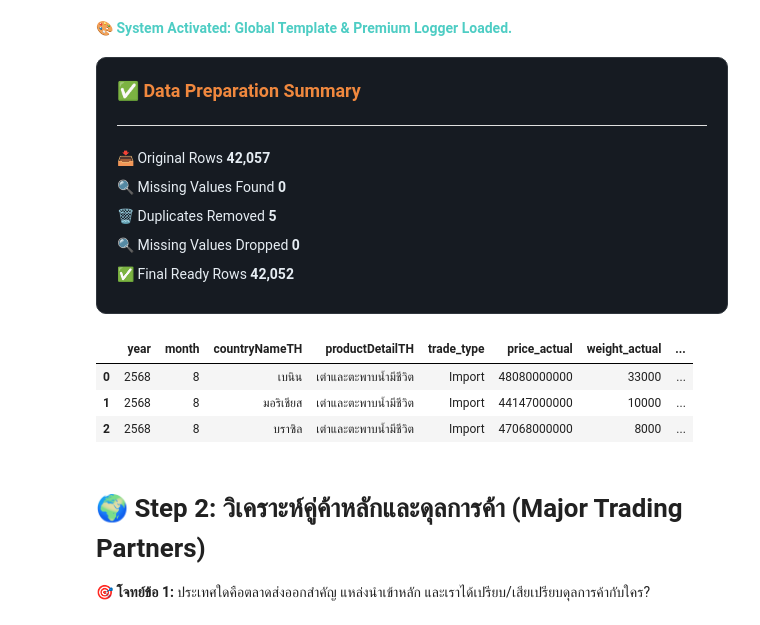
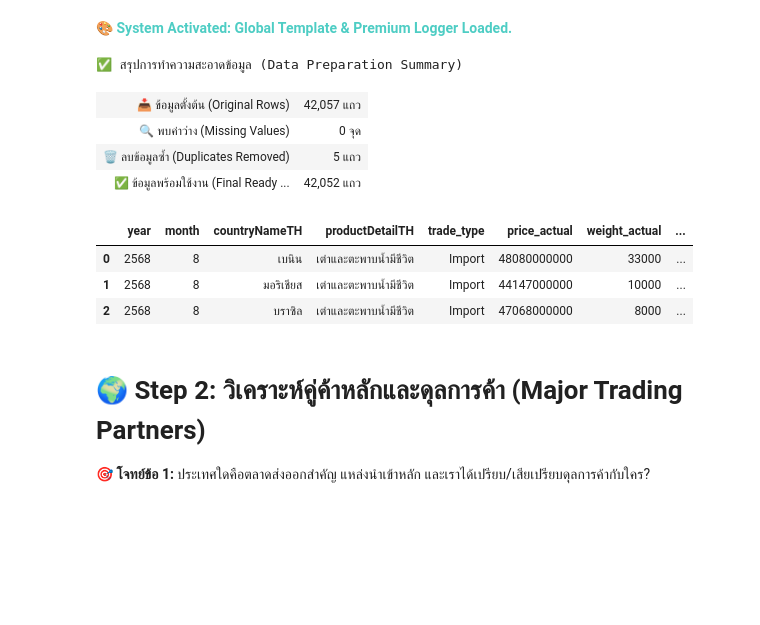
Before and after one commit to Mike0165115321/open_data_storytelling, a Jupyter notebook: SuperAI - Hack 1 (Draft 1).ipynb, the cells around one changed output. Drawn from its saved outputs; the diff is of its cells as text; code cells hidden in the pictures; blank space fills up the shorter version.

```diff
--- a/SuperAI - Hack 1 (Draft 1).ipynb
+++ b/SuperAI - Hack 1 (Draft 1).ipynb
@@ -118,52 +118,58 @@ duplicates_count = df.duplicated().sum()
 df_clean = df.drop_duplicates().copy()
 log["duplicates_removed"] = int(duplicates_count)
 
 df_clean = df_clean.dropna()
 log["missing_values_dropped"] = log["missing_values_found"]
 
 # 1.3 ⚠️ แปลงค่าตัวเลขกลับสู่สเกลจริง (ตาม Data Dictionary)
-# price: มูลค่าการค้า (บาท * 1,000,000)
 df_clean['price_actual'] = df_clean['price'] * 1_000_000
-# weight: น้ำหนักสินค้า (กิโลกรัม * 1,000)
 df_clean['weight_actual'] = df_clean['weight'] * 1_000
 
-# 1.4 จัดรูปแบบและสร้างฟีเจอร์พื้นฐาน (Feature Engineering)
+# 1.4 จัดรูปแบบและสร้างฟีเจอร์พื้นฐาน
 df_clean['trade_type'] = df_clean['tradeflow'].map({1: 'Import', 2: 'Export'})
 
-# 🌟 สร้างคอลัมน์ "มูลค่าสุทธิ (Net Value)"
-# ให้ส่งออก (Export) เป็นบวก (+) และ นำเข้า (Import) เป็นลบ (-)
-# เพื่อความง่ายในการคำนวณ "ดุลการค้า (Trade Balance)" ในขั้นตอนต่อไป
 df_clean['trade_value_net'] = np.where(
     df_clean['trade_type'] == 'Export',
     df_clean['price_actual'],
     -df_clean['price_actual']
 )
 
-# 1.5 แปลงรหัสประเทศ (ISO-2 เป็น ISO-3) สำหรับวาดแผนที่ 3D
+# 1.5 แปลงรหัสประเทศ (ISO-2 เป็น ISO-3)
 def get_iso3(iso2):
     try: return pycountry.countries.get(alpha_2=iso2).alpha_3
     except: return None
 df_clean['iso3'] = df_clean['countryID'].apply(get_iso3)
 
 log["final_ready_rows"] = len(df_clean)
 
-# แสดงข้อมูลสรุปการคลีนผ่าน UI
-print_log(log)
+# สร้าง UI การ์ดสรุปผล
+html_summary = f"""
+<div style='background-color:{Theme.bg_card}; padding:20px; border-radius:10px; border:1px solid {Theme.grid}; color:{Theme.text}; font-family: Segoe UI, sans-serif; margin-bottom: 20px; width: fit-content;'>
+    <h3 style='margin-top:0; color:{Theme.accent}; font-size: 16px;'>✅ สรุปการทำความสะอาดข้อมูล (Data Preparation Summary)</h3>
+    <hr style='border-color:{Theme.grid}; margin-bottom:15px;'>
+    <table style='width:100%; font-size:14px; text-align:left; border-collapse: collapse;'>
+        <tr><td style='padding:4px 0;'>📥 <b>ข้อมูลตั้งต้น (Original Rows)</b></td><td style='text-align:right; padding-left:20px;'>{log['original_rows']:,} แถว</td></tr>
+        <tr><td style='padding:4px 0; color:#FFA500;'>🔍 <b>พบค่าว่าง (Missing Values)</b></td><td style='text-align:right; padding-left:20px;'>{log['missing_values_found']:,} จุด</td></tr>
+        <tr><td style='padding:4px 0; color:#FF4500;'>🗑️ <b>ลบข้อมูลซ้ำ (Duplicates Removed)</b></td><td style='text-align:right; padding-left:20px;'>{log['duplicates_removed']:,} แถว</td></tr>
+        <tr style='border-top: 1px dashed {Theme.grid};'><td style='padding:8px 0 4px 0; color:#32CD32;'>✅ <b>ข้อมูลพร้อมใช้งาน (Final Ready Rows)</b></td><td style='text-align:right; padding-left:20px; color:#32CD32; font-weight:bold;'>{log['final_ready_rows']:,} แถว</td></tr>
+    </table>
+</div>
+"""
+display(HTML(html_summary))
 
 # ตรวจสอบโครงสร้างข้อมูลที่พร้อมใช้งาน
 display_cols = ['year', 'month', 'countryNameTH', 'productDetailTH', 'trade_type', 'price_actual', 'weight_actual', 'trade_value_net']
 display(df_clean[display_cols].head(3))
 # %% [output]
-✅ Data Preparation Summary
-📥 Original Rows 42,057
-🔍 Missing Values Found 0
-🗑️ Duplicates Removed 5
-🔍 Missing Values Dropped 0
-✅ Final Ready Rows 42,052
+✅ สรุปการทำความสะอาดข้อมูล (Data Preparation Summary)
-|  | year | month | countryNameTH | productDetailTH | trade_type | price_actual | weight_actual | ... |
-| 0 | 2568 | 8 | เบนิน | เต่าและตะพาบน้ำมีชีวิต | Import | 48080000000 | 33000 | ... |
-| 1 | 2568 | 8 | มอริเชียส | เต่าและตะพาบน้ำมีชีวิต | Import | 44147000000 | 10000 | ... |
-| 2 | 2568 | 8 | บราซิล | เต่าและตะพาบน้ำมีชีวิต | Import | 47068000000 | 8000 | ... |
+| 📥 ข้อมูลตั้งต้น (Original Rows) | 42,057 แถว |
+| 🔍 พบค่าว่าง (Missing Values) | 0 จุด |
+| 🗑️ ลบข้อมูลซ้ำ (Duplicates Removed) | 5 แถว |
+| ✅ ข้อมูลพร้อมใช้งาน (Final Ready ... | 42,052 แถว |
+|  | year | month | countryNameTH | productDetailTH | trade_type | price_actual | weight_actual | ... |
+| 0 | 2568 | 8 | เบนิน | เต่าและตะพาบน้ำมีชีวิต | Import | 48080000000 | 33000 | ... |
+| 1 | 2568 | 8 | มอริเชียส | เต่าและตะพาบน้ำมีชีวิต | Import | 44147000000 | 10000 | ... |
+| 2 | 2568 | 8 | บราซิล | เต่าและตะพาบน้ำมีชีวิต | Import | 47068000000 | 8000 | ... |
 # %% [markdown]
 # 🌍 Step 2: วิเคราะห์คู่ค้าหลักและดุลการค้า (Major Trading Partners)
 **🎯 โจทย์ข้อ 1:** ประเทศใดคือตลาดส่งออกสำคัญ แหล่งนำเข้าหลัก และเราได้เปรียบ/เสียเปรียบดุลการค้ากับใคร?
```
